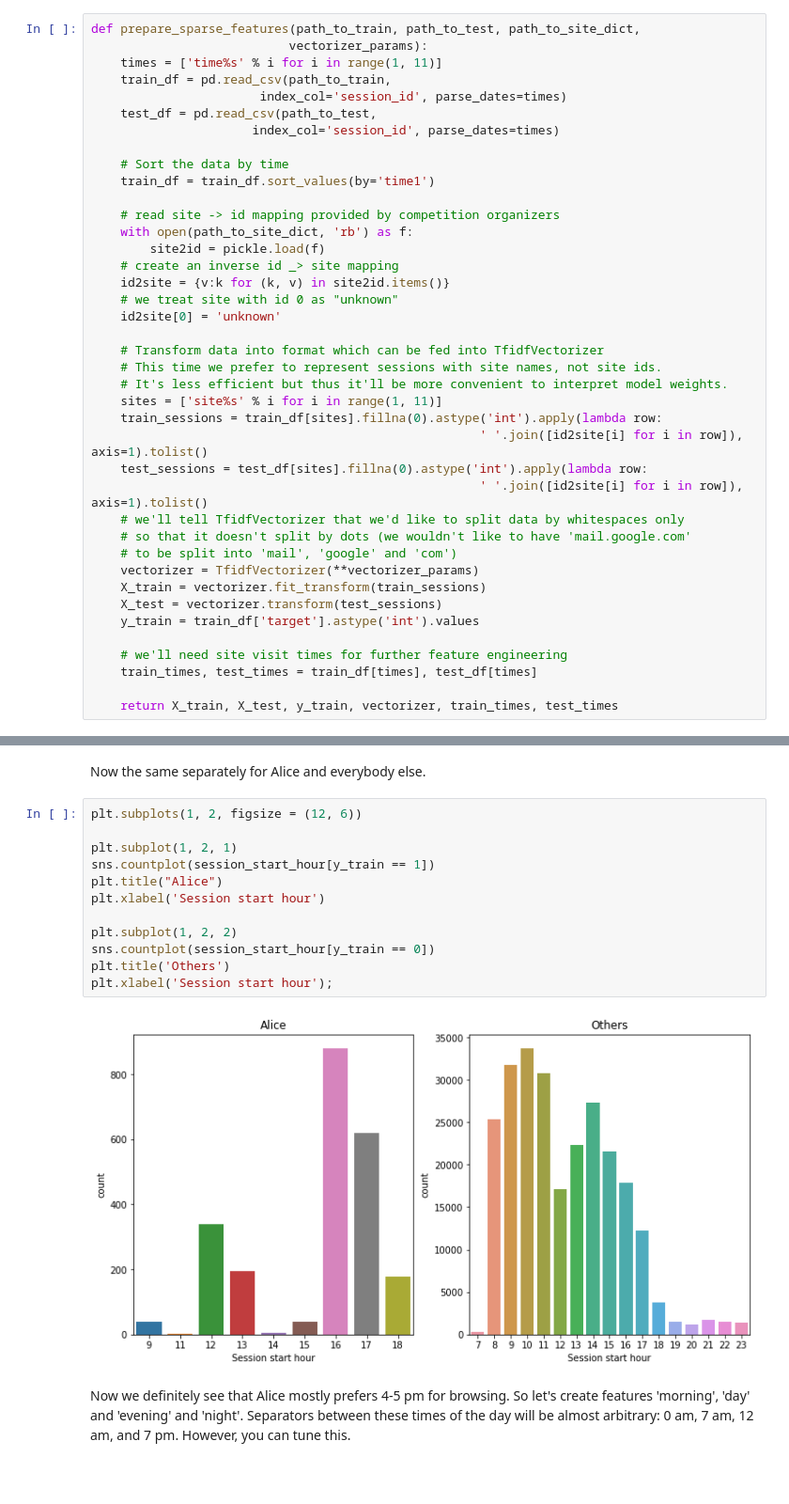
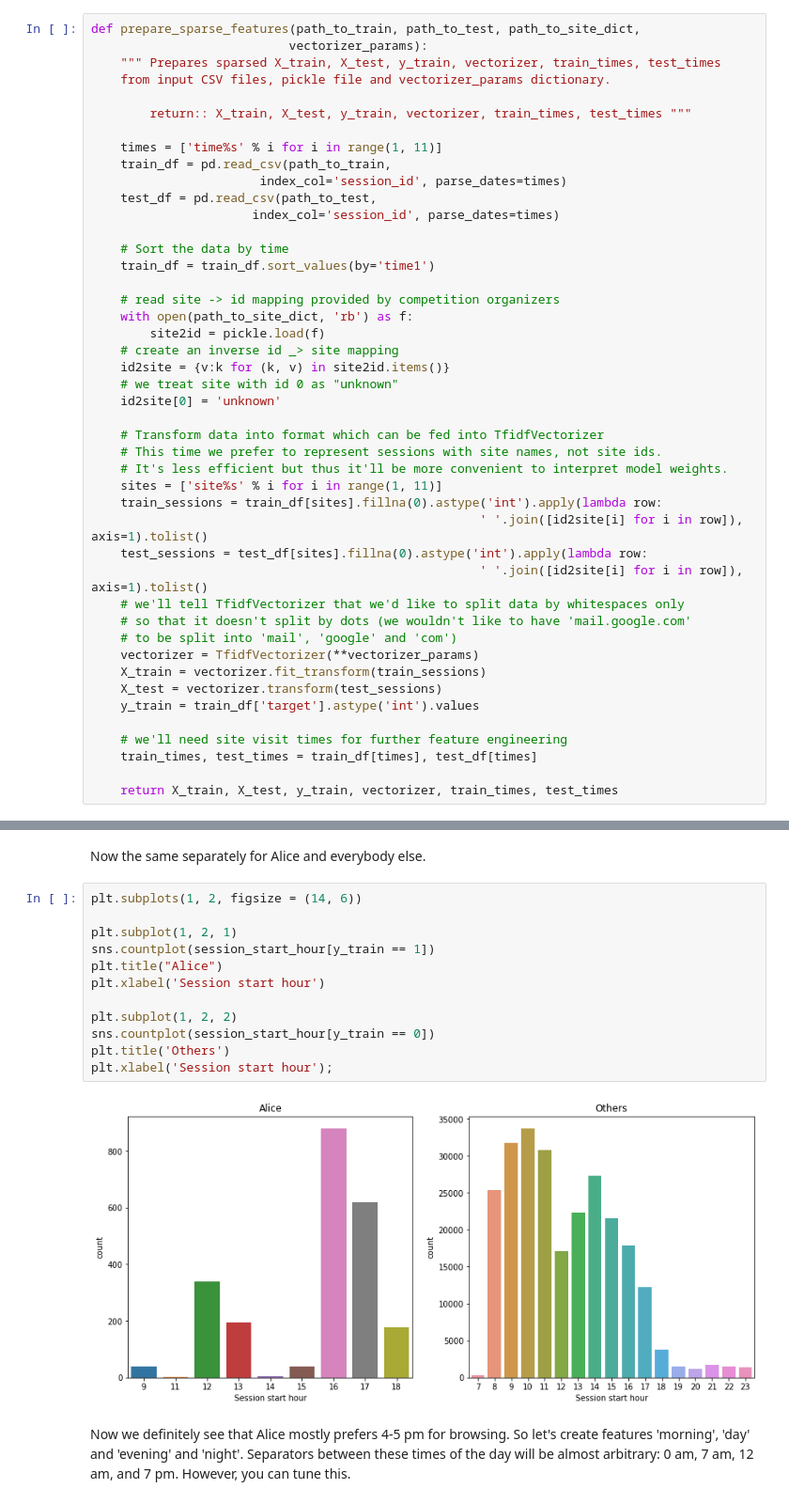
Before and after one commit to koolvn/mlcourse.ai, a Jupyter notebook: competitions/Alice. Model validation in a competition.ipynb, the cells around one changed output, grey strips where cells are left out. Shown at 94% size. Saved outputs shown, nothing was run; the diff lists cells and outputs as text; blank space fills up the shorter version.

```diff
--- a/competitions/Alice. Model validation in a competition.ipynb
+++ b/competitions/Alice. Model validation in a competition.ipynb
@@ -49,6 +49,11 @@ SEED = 17
 # %%
 def prepare_sparse_features(path_to_train, path_to_test, path_to_site_dict,
                            vectorizer_params):
+    """ Prepares sparsed X_train, X_test, y_train, vectorizer, train_times, test_times
+    from input CSV files, pickle file and vectorizer_params dictionary.
+
+        return:: X_train, X_test, y_train, vectorizer, train_times, test_times """
+
     times = ['time%s' % i for i in range(1, 11)]
     train_df = pd.read_csv(path_to_train,
                        index_col='session_id', parse_dates=times)
@@ -271,19 +282,19 @@ sns.countplot(session_start_hour);
 # %% [markdown]
 Now the same separately for Alice and everybody else.
 # %%
-plt.subplots(1, 2, figsize = (12, 6))
+plt.subplots(1, 2, figsize = (14, 6))
 
 plt.subplot(1, 2, 1)
 sns.countplot(session_start_hour[y_train == 1])
 plt.title("Alice")
 plt.xlabel('Session start hour')
 
 plt.subplot(1, 2, 2)
 sns.countplot(session_start_hour[y_train == 0])
 plt.title('Others')
 plt.xlabel('Session start hour');
 # %% [output]
-[figure, old version]
+[figure, new version]
 # %% [markdown]
 Now we definitely see that Alice mostly prefers 4-5 pm for browsing. So let's create features 'morning', 'day' and 'evening' and 'night'. Separators between these times of the day will be almost arbitrary: 0 am, 7 am, 12 am, and 7 pm. However, you can tune this.
 # %%
```
Also changed, not shown: parts of 12 cells of this notebook.
